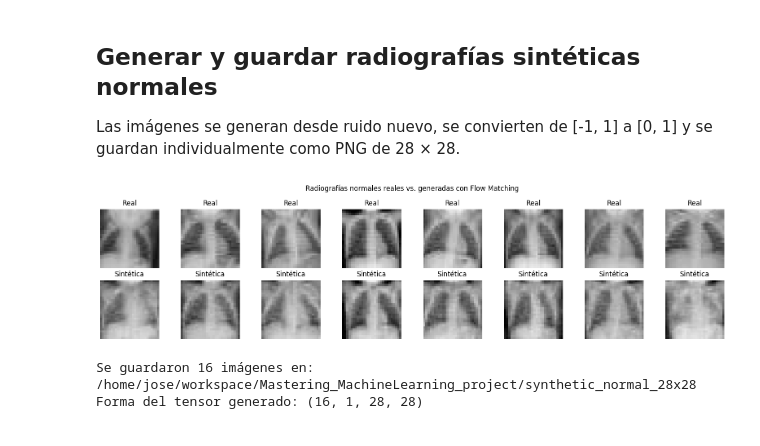
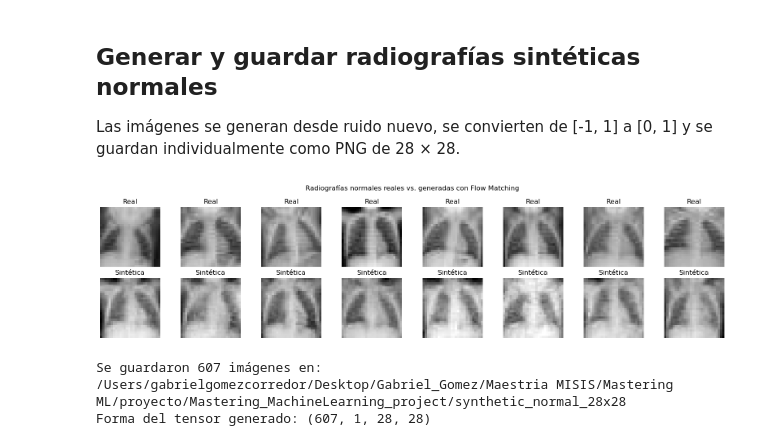
Before and after one commit to GabrielGomez9898/Mastering_MachineLearning_project, a Jupyter notebook: main.ipynb, the cells around one changed output. Saved outputs shown, nothing was run; the diff lists cells and outputs as text; code cells hidden in the pictures.

Commit message:
new training with 607 normal synthetic images

```diff
--- a/main.ipynb
+++ b/main.ipynb
@@ -973,7 +973,7 @@ plt.show()
 
 Las imágenes se generan desde ruido nuevo, se convierten de [-1, 1] a [0, 1] y se guardan individualmente como PNG de 28 × 28.
 # %%
-NUM_SYNTHETIC_NORMAL = 16
+NUM_SYNTHETIC_NORMAL = 607 # Mitad de las 1214 normales
 FLOW_SAMPLING_STEPS = 100
 
 synthetic_normal_normalized = flow_model.sample(
@@ -982,33 +982,33 @@ synthetic_normal_normalized = flow_model.sample(
 ).cpu()
 synthetic_normal_images = (synthetic_normal_normalized + 1) / 2
 synthetic_normal_images = synthetic_normal_images.clamp(0, 1)
 
 # Comparar ejemplos reales y sintéticos.
 real_normal_images = (flow_images_example[:8] + 1) / 2
 fig, axes = plt.subplots(2, 8, figsize=(16, 4))
 for index in range(8):
     axes[0, index].imshow(real_normal_images[index, 0], cmap="gray", vmin=0, vmax=1)
     axes[0, index].set_title("Real")
     axes[0, index].axis("off")
 
     axes[1, index].imshow(synthetic_normal_images[index, 0], cmap="gray", vmin=0, vmax=1)
     axes[1, index].set_title("Sintética")
     axes[1, index].axis("off")
 
 plt.suptitle("Radiografías normales reales vs. generadas con Flow Matching")
 plt.tight_layout()
 plt.show()
 
 synthetic_output_dir = Path("synthetic_normal_28x28")
 synthetic_output_dir.mkdir(parents=True, exist_ok=True)
 
 for index, image in enumerate(synthetic_normal_images):
     image_path = synthetic_output_dir / f"normal_synthetic_{index:04d}.png"
     save_image(image, image_path)
 
 print(f"Se guardaron {NUM_SYNTHETIC_NORMAL} imágenes en: {synthetic_output_dir.resolve()}")
 print("Forma del tensor generado:", tuple(synthetic_normal_images.shape))
 # %% [output]
-[figure, old version]
+[figure, new version]
-Se guardaron 16 imágenes en: /home/jose/workspace/Mastering_MachineLearning_project/synthetic_normal_28x28
-Forma del tensor generado: (16, 1, 28, 28)
+Se guardaron 607 imágenes en: /Users/gabrielgomezcorredor/Desktop/Gabriel_Gomez/Maestria MISIS/Mastering ML/proyecto/Mastering_MachineLearning_project/synthetic_normal_28x28
+Forma del tensor generado: (607, 1, 28, 28)
```
Also changed, not shown: parts of 32 cells of this notebook, 18 other files.
